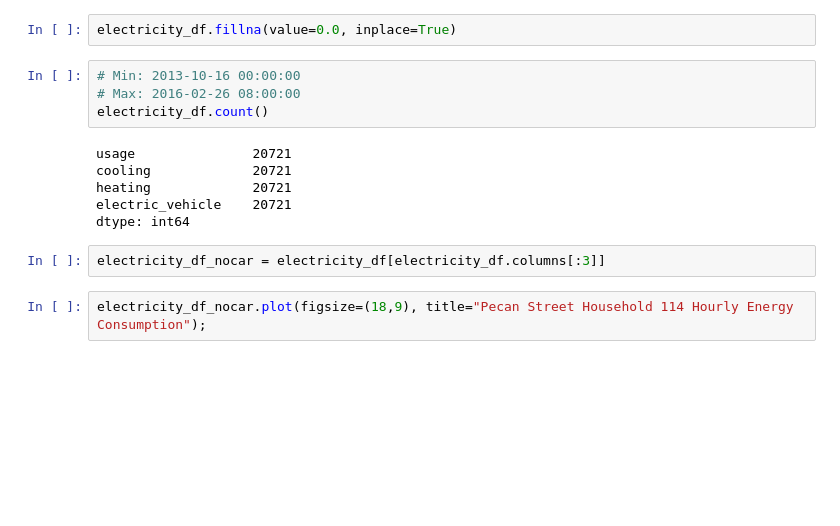
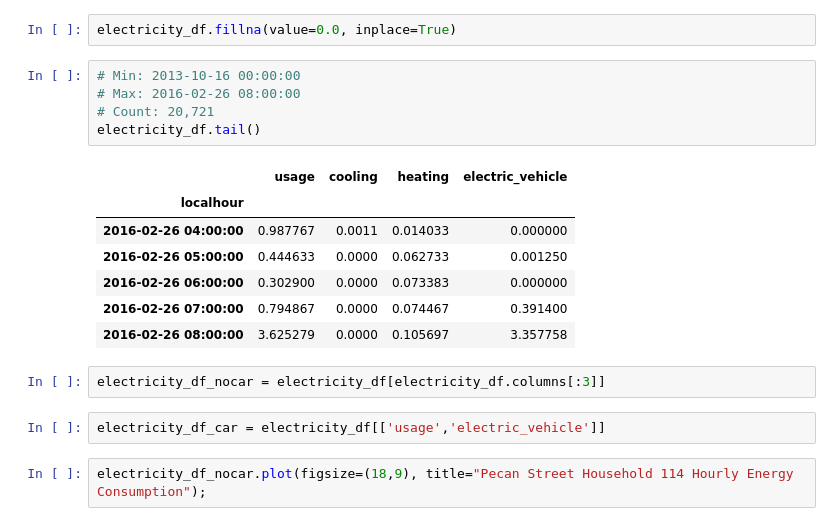
Before and after one commit to dougkelly/SmartMeterResearch, a Jupyter notebook: SmartMeterResearch_Stage1.ipynb, the cells around one changed output. Cells and saved outputs as stored; diff of their text form; blank space fills up the shorter version.

```diff
--- a/SmartMeterResearch_Stage1.ipynb
+++ b/SmartMeterResearch_Stage1.ipynb
@@ -56,15 +58,20 @@ electricity_df.fillna(value=0.0, inplace=True)
 # %%
 # Min: 2013-10-16 00:00:00
 # Max: 2016-02-26 08:00:00
-electricity_df.count()
+# Count: 20,721
+electricity_df.tail()
 # %% [output]
-usage               20721
-cooling             20721
-heating             20721
-electric_vehicle    20721
-dtype: int64
+|  | usage | cooling | heating | electric_vehicle |
+| localhour |  |  |  |  |
+| 2016-02-26 04:00:00 | 0.987767 | 0.0011 | 0.014033 | 0.000000 |
+| 2016-02-26 05:00:00 | 0.444633 | 0.0000 | 0.062733 | 0.001250 |
+| 2016-02-26 06:00:00 | 0.302900 | 0.0000 | 0.073383 | 0.000000 |
+| 2016-02-26 07:00:00 | 0.794867 | 0.0000 | 0.074467 | 0.391400 |
+| 2016-02-26 08:00:00 | 3.625279 | 0.0000 | 0.105697 | 3.357758 |
 # %%
 electricity_df_nocar = electricity_df[electricity_df.columns[:3]]
+# %%
+electricity_df_car = electricity_df[['usage','electric_vehicle']]
 # %%
 electricity_df_nocar.plot(figsize=(18,9), title="Pecan Street Household 114 Hourly Energy Consumption");
 # %% [output]
```
Also changed, not shown: parts of 36 cells of this notebook, 3 other files.
